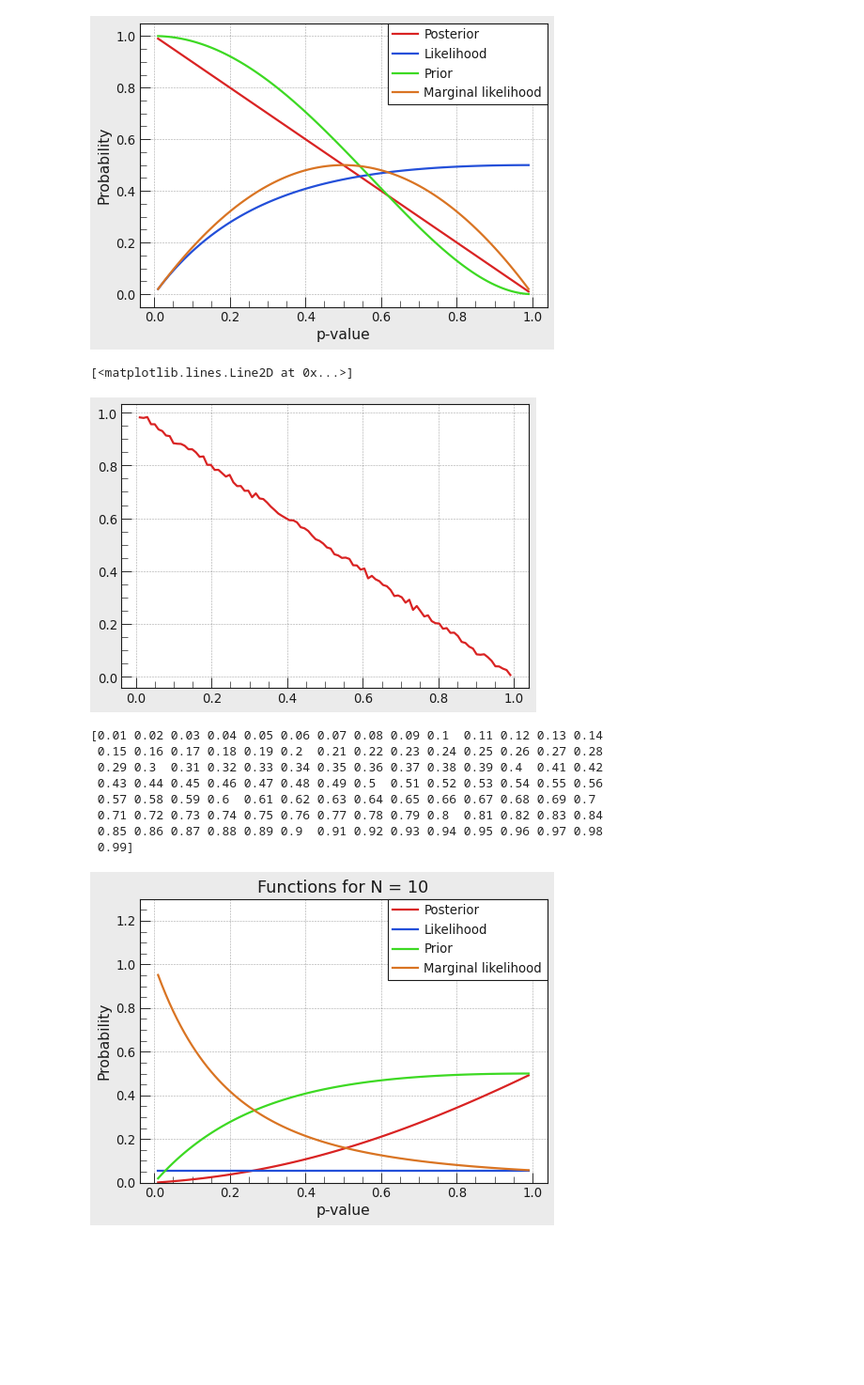
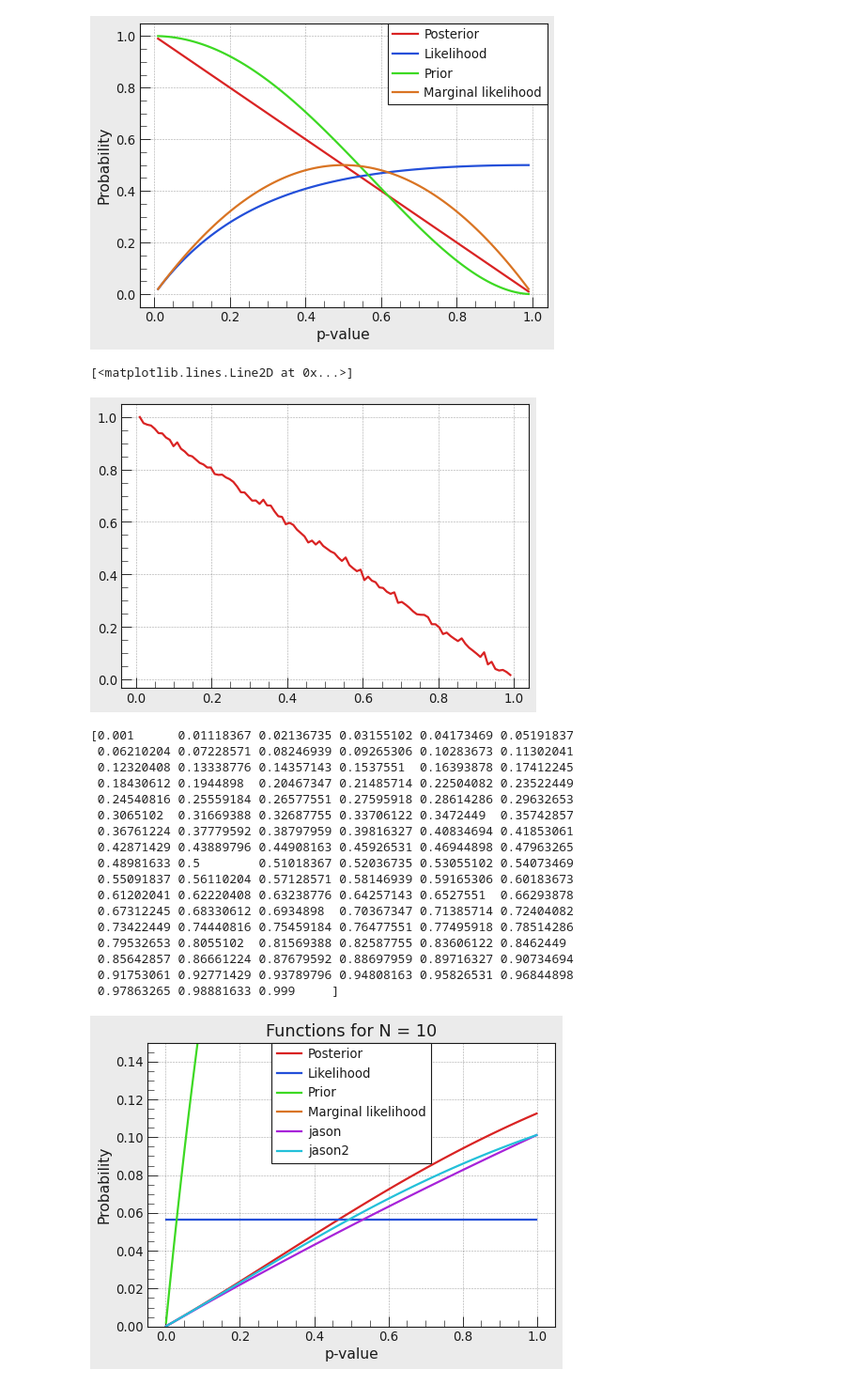
Before and after one commit to PhilKofoed/AMAS2023, a Jupyter notebook: Philip/Problemset2/Problemset2.ipynb, the cells around one changed output. Shown: that part at 94% size. Saved outputs shown, nothing was run; the diff lists cells and outputs as text; code cells hidden in the pictures; blank space fills up the shorter version.

```diff
--- a/Philip/Problemset2/Problemset2.ipynb
+++ b/Philip/Problemset2/Problemset2.ipynb
@@ -420,2 +421,23 @@ plt.ylim(0.05, 0.45)
 (0.05, 0.45)
 [figure]
+# %%
+runs = 1000
+runs_list = np.zeros(runs)
+for idx in range(runs):
+    xmin = np.min(lower["x"])
+    xmax = np.max(lower["x"])
+    ymin = np.min(lower["y"])
+    ymax = np.max(lower["y"])
+    lower_ar, lower_info = mc_ac_df(lower_int_spline, xmin, xmax, ymin, ymax, 1000, upside_down=True)
+
+    xmin = np.min(upper["x"])
+    xmax = np.max(upper["x"])
+    ymin = np.min(upper["y"])
+    ymax = np.max(upper["y"])
+    upper_ar, upper_info = mc_ac_df(upper_int_spline, xmin, xmax, ymin, ymax, 1000, upside_down=True)
+
+    total_area = lower_info["area"]- upper_info["area"]
+    runs_list[idx] = total_area
+
+plt.hist(runs_list)
+print(np.std(runs_list, ddof = 1))
@@ -537,48 +562,69 @@ for idx, p in enumerate(p_lin):
 plt.plot(p_lin, ratios)
 # %% [output]
 [<matplotlib.lines.Line2D at 0x...>]
-[figure, old version]
+[figure, new version]
 # %%
 # P(xX | N(black haired children) ∩ parents with blackhair) =
 #
 #
 # P(N(black haired children) ∩ parents with blackhair | xX) P(xX) / P(N(black haired children) ∩ parents with blackhair)
 # P(N(black haired children) ∩ parents with blackhair) = P(N(black haired children) | parents with blackhair) * p (parents with blackhair)
 N = 10
-p_lin = np.linspace(0.01, 0.99, 99)
+p_lin = np.linspace(0.001, 0.999, 99)
 print(p_lin)
 
 # P(xX)
 def prior_3b(N, p):
-    return (p_XX(p)**2*0 + 2*p_xX(p)*p_XX(p)*1/2 + p_xX(p)*p_xX(p)*1/2)/(p_XX(p)**2 + 2*p_xX(p)*p_XX(p)  + p_xX(p)*p_xX(p)) #* (1 - p_xx(p))**2 * p_xX(p)
+    return (p_XX(p)**2*0 + 2*p_xX(p)*p_XX(p)*1/2 + p_xX(p)*p_xX(p)*2/3)/(p_XX(p)**2 + 2*p_xX(p)*p_XX(p)  + p_xX(p)*p_xX(p)) #* (1 - p_xx(p))**2 * p_xX(p)
 
 def mlh_3b(N, p):
-    return ((p_XX(p)**2 + 2*p_XX(p)*p_xX(p)*(1/2 + 1/2*3/4) + p_xX(p)**2*(1/4 + 1/2*3/4 + 1/4*1/2))/(p_XX(p)**2 + 2*p_XX(p)*p_xX(p) + p_xX(p)**2))**N #* (1 - p_xx(p))**2 * p_xX(p)
+    return ((p_XX(p)**2 + 2*p_XX(p)*p_xX(p)*(1/2 + 1/2*3/4**N) + p_xX(p)**2*(1/3 + 2/3*3/4**N))/(p_XX(p)**2 + 2*p_XX(p)*p_xX(p) + p_xX(p)**2)) #* (1 - p_xx(p))**2 * p_xX(p)
+
+# def mlh_3b2(N,p):
+#     return (p_XX(p)**2 + 2*p_XX(p)*p_xX(p)*(1/2 + 1/2*3/4) + p_xX(p)**2*(1/4 + 1/2*3/4))/(p_XX(p)**2 + 2*p_XX(p)*p_xX(p) + 3/4*p_xX(p)**2)
 
 def lh_3b(N, p):
     return np.array([(3/4)**N for i in p])
+
+def jason_solu(N,p):
+    return 2*p*(3/4)**N/(1+2*p*(3/4)**N)
+
+def jason_solu2(N,p):
+    return 2*p*(3/4)**N*(p+3)/(3+2*p*(3/4)**N*(p+3)+p**2)
+
 # def test(p):
 #     return p_XX(p)**2 + 2*p_XX(p)*p_xX(p) + p_xX(p)**2 + 2*p_xX(p)*p_xx(p) + p_xx(p)**2 + 2*p_xx(p) * p_XX(p)
 # print(test(p_lin))
 fig, ax = plt.subplots()
 ax.plot(p_lin, bayes(lh_3b(N,p_lin), prior_3b(N, p_lin), mlh_3b(N,p_lin)), label = "Posterior")
 ax.plot(p_lin, lh_3b(N, p_lin), label = "Likelihood")
 ax.plot(p_lin, prior_3b(N, p_lin), label = "Prior")
 ax.plot(p_lin, mlh_3b(N, p_lin), label = "Marginal likelihood")
+ax.plot(p_lin, jason_solu(N, p_lin), label = "jason")
+ax.plot(p_lin, jason_solu2(N, p_lin), label = "jason2")
 ax.set(xlabel = "p-value", ylabel = "Probability", title = f"Functions for N = {N:d}")
-ax.set_ylim(0, 1.3)
+ax.set_ylim(0, 0.15)
 ax.legend()
 plt.savefig("./bayes_3b_N10.pdf", facecolor = "white")
 # %% [output]
-[0.01 0.02 0.03 0.04 0.05 0.06 0.07 0.08 0.09 0.1  0.11 0.12 0.13 0.14
- 0.15 0.16 0.17 0.18 0.19 0.2  0.21 0.22 0.23 0.24 0.25 0.26 0.27 0.28
- 0.29 0.3  0.31 0.32 0.33 0.34 0.35 0.36 0.37 0.38 0.39 0.4  0.41 0.42
- 0.43 0.44 0.45 0.46 0.47 0.48 0.49 0.5  0.51 0.52 0.53 0.54 0.55 0.56
- 0.57 0.58 0.59 0.6  0.61 0.62 0.63 0.64 0.65 0.66 0.67 0.68 0.69 0.7
- 0.71 0.72 0.73 0.74 0.75 0.76 0.77 0.78 0.79 0.8  0.81 0.82 0.83 0.84
- 0.85 0.86 0.87 0.88 0.89 0.9  0.91 0.92 0.93 0.94 0.95 0.96 0.97 0.98
- 0.99]
+[0.001      0.01118367 0.02136735 0.03155102 0.04173469 0.05191837
+ 0.06210204 0.07228571 0.08246939 0.09265306 0.10283673 0.11302041
+ 0.12320408 0.13338776 0.14357143 0.1537551  0.16393878 0.17412245
+ 0.18430612 0.1944898  0.20467347 0.21485714 0.22504082 0.23522449
+ 0.24540816 0.25559184 0.26577551 0.27595918 0.28614286 0.29632653
+ 0.3065102  0.31669388 0.32687755 0.33706122 0.3472449  0.35742857
+ 0.36761224 0.37779592 0.38797959 0.39816327 0.40834694 0.41853061
+ 0.42871429 0.43889796 0.44908163 0.45926531 0.46944898 0.47963265
+ 0.48981633 0.5        0.51018367 0.52036735 0.53055102 0.54073469
+ 0.55091837 0.56110204 0.57128571 0.58146939 0.59165306 0.60183673
+ 0.61202041 0.62220408 0.63238776 0.64257143 0.6527551  0.66293878
+ 0.67312245 0.68330612 0.6934898  0.70367347 0.71385714 0.72404082
+ 0.73422449 0.74440816 0.75459184 0.76477551 0.77495918 0.78514286
+ 0.79532653 0.8055102  0.81569388 0.82587755 0.83606122 0.8462449
+ 0.85642857 0.86661224 0.87679592 0.88697959 0.89716327 0.90734694
+ 0.91753061 0.92771429 0.93789796 0.94808163 0.95826531 0.96844898
+ 0.97863265 0.98881633 0.999     ]
-[figure, old version]
+[figure, new version]
 # %%
 def gen_lakearea():
     return np.random.normal(5000, 300)
```
Also changed, not shown: parts of 11 cells of this notebook, 25 other files.
